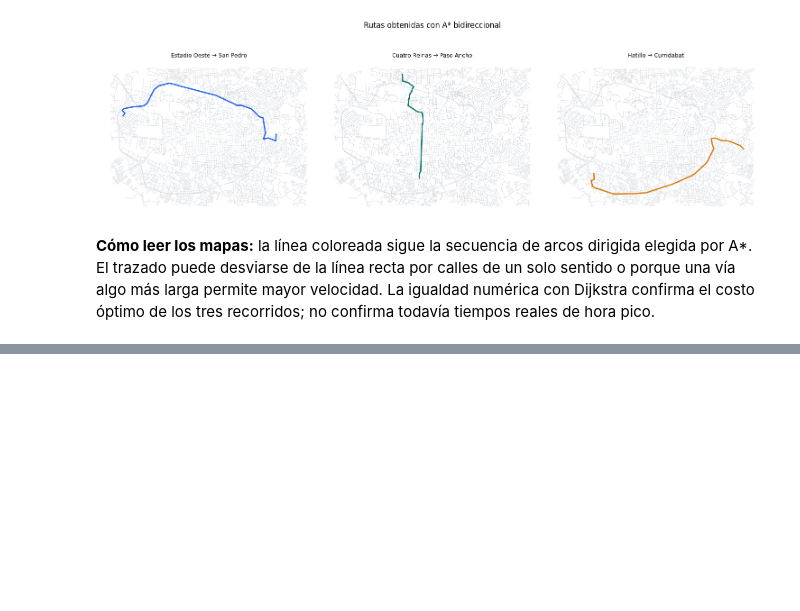
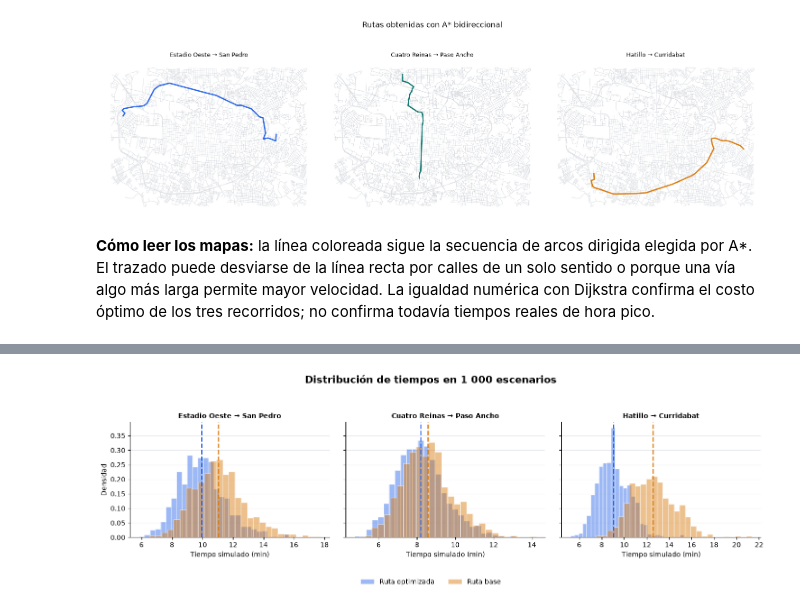
Before and after one commit to jcourrau/rutas_gam, a Jupyter notebook: Avance_Grupo1_Rutas_GAM.ipynb, the cells around one changed output, grey strips where cells are left out. Cells and saved outputs as stored; diff of their text form; code cells hidden in the pictures; blank space fills up the shorter version.

```diff
--- a/Avance_Grupo1_Rutas_GAM.ipynb
+++ b/Avance_Grupo1_Rutas_GAM.ipynb
@@ -176,6 +188,7 @@ La tabla también muestra Dijkstra. Si su costo coincide con A*, se confirma que
 # %%
 filas = []
 rutas_para_grafico = []
+rutas_para_simulacion = []
 for numero, (nombre, texto_origen, texto_destino, texto_intermedio) in enumerate(configuraciones):
     origen = buscar_parada(texto_origen)
     destino = buscar_parada(texto_destino)
@@ -202,6 +215,10 @@ for numero, (nombre, texto_origen, texto_destino, texto_intermedio) in enumerate
     })
     filas.append(fila)
     rutas_para_grafico.append({"nombre": nombre, "ruta": resultado_astar["ruta"]})
+    rutas_para_simulacion.append({
+        "nombre": nombre, "ruta_optima": resultado_astar["ruta"],
+        "ruta_base": ruta_base, "semilla": 42 + numero,
+    })
 
 resultados = pd.DataFrame(filas)
 resultados.to_csv("resultados_rutas.csv", index=False)
@@ -223 +250,9 @@ plt.show()
+# %%
+simulaciones = comparar_simulaciones(grafo, rutas_para_simulacion)
+graficar_simulaciones(
+    simulaciones, FIGURAS / "04_simulacion_tiempos.png"
+)
+plt.show()
+# %% [output]
+[figure, added]
 # %% [markdown]
```
Also changed, not shown: parts of 8 cells of this notebook, 12 other files.
